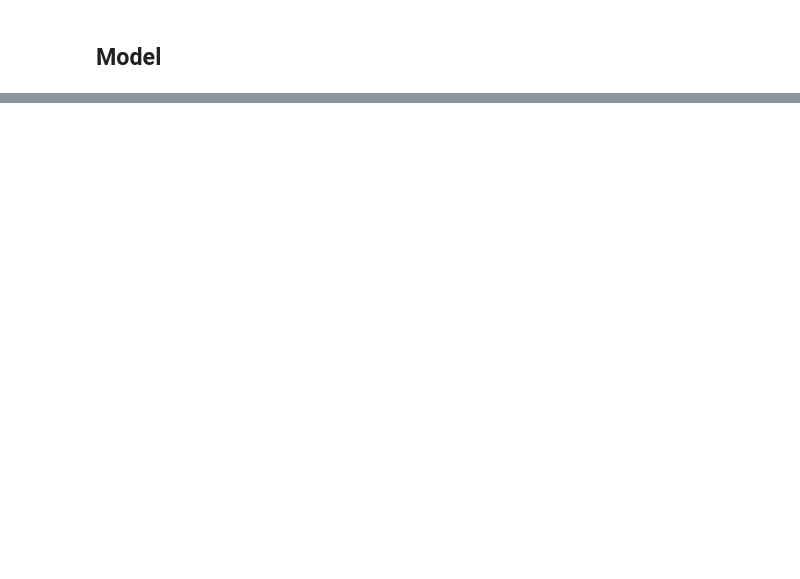
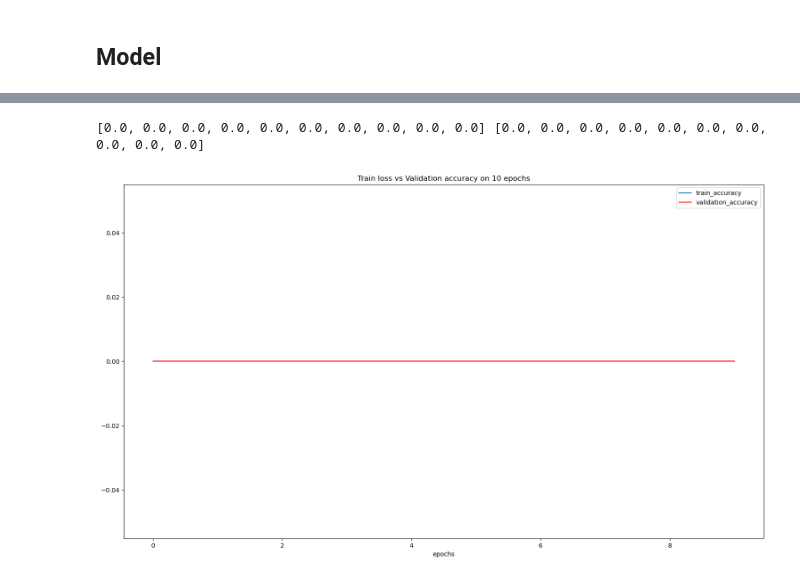
Before and after one commit to Matovic/mobile-price-classification, a Jupyter notebook: src/MLP_PyTorch.ipynb, the cells around one changed output, grey strips where cells are left out. Saved outputs shown, nothing was run; the diff lists cells and outputs as text; code cells hidden in the pictures; blank space fills up the shorter version.

```diff
--- a/src/MLP_PyTorch.ipynb
+++ b/src/MLP_PyTorch.ipynb
@@ -319,0 +362,27 @@ KeyError: 408
+# %%
+def plot_accuracy(train_accuracy, validation_accuracy):
+    """
+    TODO: refactor
+    """
+    f = plt.figure(figsize=(10,6)) #plotting
+    f.set_size_inches(18.5, 10.5)
+    f.set_dpi(100)
+
+    accuracy_csv = pd.DataFrame({
+        "epochs": range(len(train_accuracy)),
+        "train_accuracy": train_accuracy,
+        "validation_accuracy": validation_accuracy
+    })
+    # loss_csv.to_csv("../outputs/loss.csv")
+    # gca stands for 'get current axis'
+    ax = plt.gca()
+    accuracy_csv.plot(kind='line',x='epochs',y='train_accuracy', ax=ax)
+    accuracy_csv.plot(kind='line',x='epochs',y='validation_accuracy', color='red', ax=ax)
+    plt.title(f'Train loss vs Validation accuracy on {len(train_accuracy)} epochs')
+    plt.show()
+
+print(accuracy_train, accuracy_validation)
+plot_accuracy(accuracy_train, accuracy_validation)
+# %% [output]
+[0.0, 0.0, 0.0, 0.0, 0.0, 0.0, 0.0, 0.0, 0.0, 0.0] [0.0, 0.0, 0.0, 0.0, 0.0, 0.0, 0.0, 0.0, 0.0, 0.0]
+[figure, added]
```
Also changed, not shown: parts of 15 cells of this notebook.
